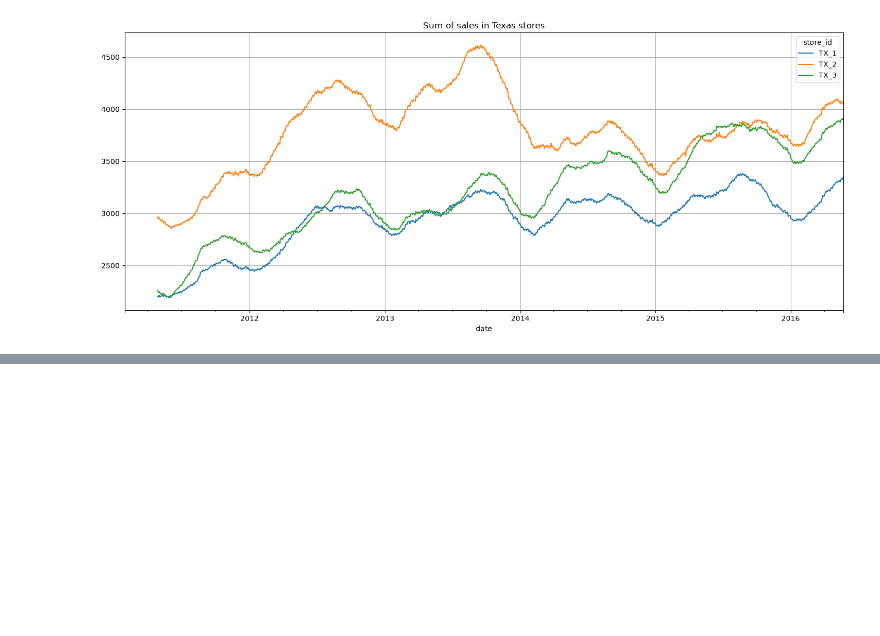
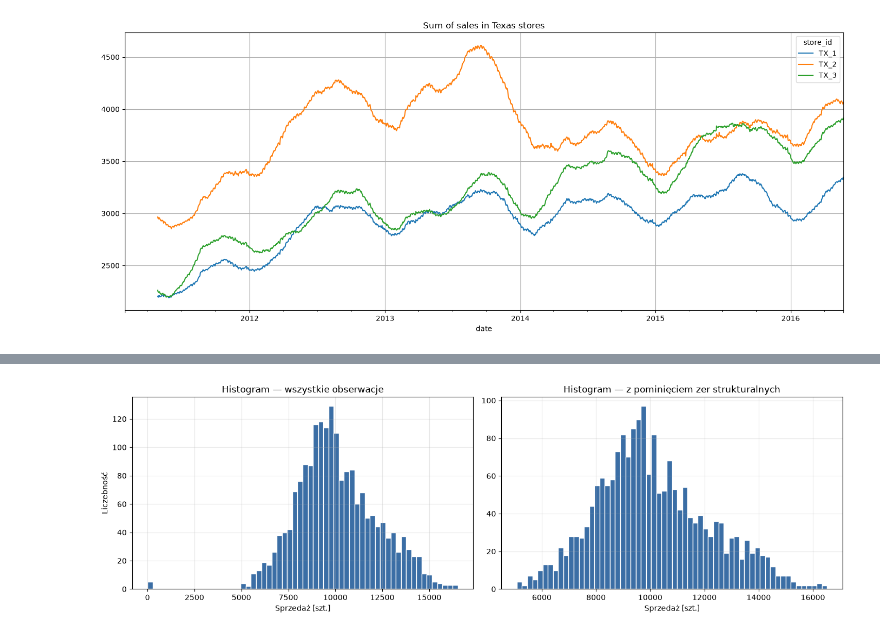
Before and after one commit to JakubOkrzesik/SARIMA-magisterka, a Jupyter notebook: main.ipynb, the cells around one changed output, grey strips where cells are left out. Drawn from its saved outputs; the diff is of its cells as text; code cells hidden in the pictures; blank space fills up the shorter version.

```diff
--- a/main.ipynb
+++ b/main.ipynb
@@ -497,0 +385,17 @@ max    8832.960437  18570.373745
+# %%
+# [5] Rysunek: rozkład obserwacji
+fig, axes = plt.subplots(1, 2, figsize=(14, 4.5))
+axes[0].hist(s, bins=60, color="#3b6ea5", edgecolor="white")
+axes[0].set_title("Histogram — wszystkie obserwacje")
+axes[0].set_xlabel("Sprzedaż [szt.]")
+axes[0].set_ylabel("Liczebność")
+axes[1].hist(s_bez, bins=60, color="#3b6ea5", edgecolor="white")
+axes[1].set_title("Histogram — z pominięciem zer strukturalnych")
+axes[1].set_xlabel("Sprzedaż [szt.]")
+for a in axes:
+    a.grid(alpha=0.3)
+plt.tight_layout()
+plt.savefig("rys_2_3_histogram.png", dpi=200)
+plt.show()
+# %% [output]
+[figure, added]
```
Also changed, not shown: parts of 48 cells of this notebook.
